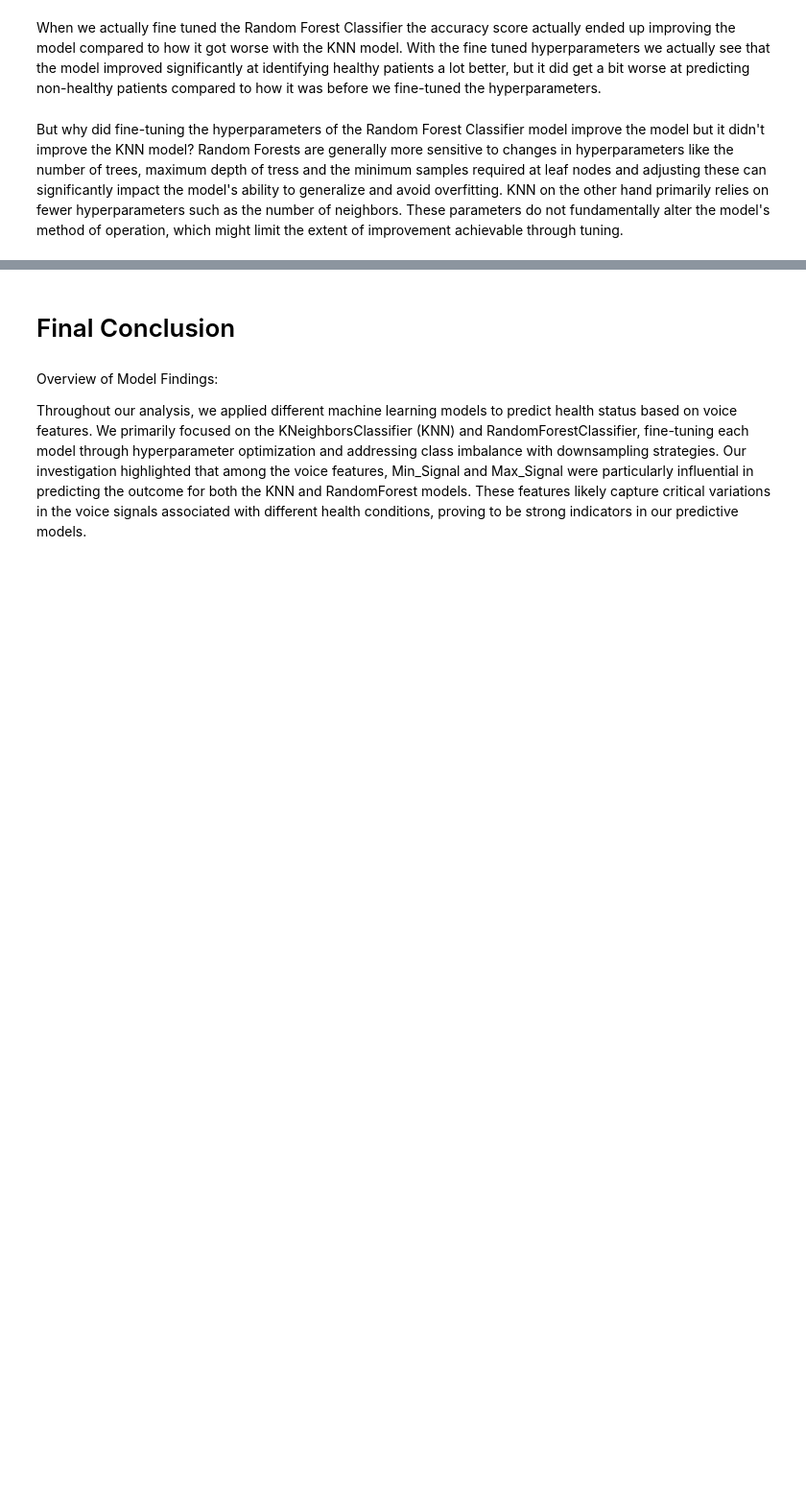
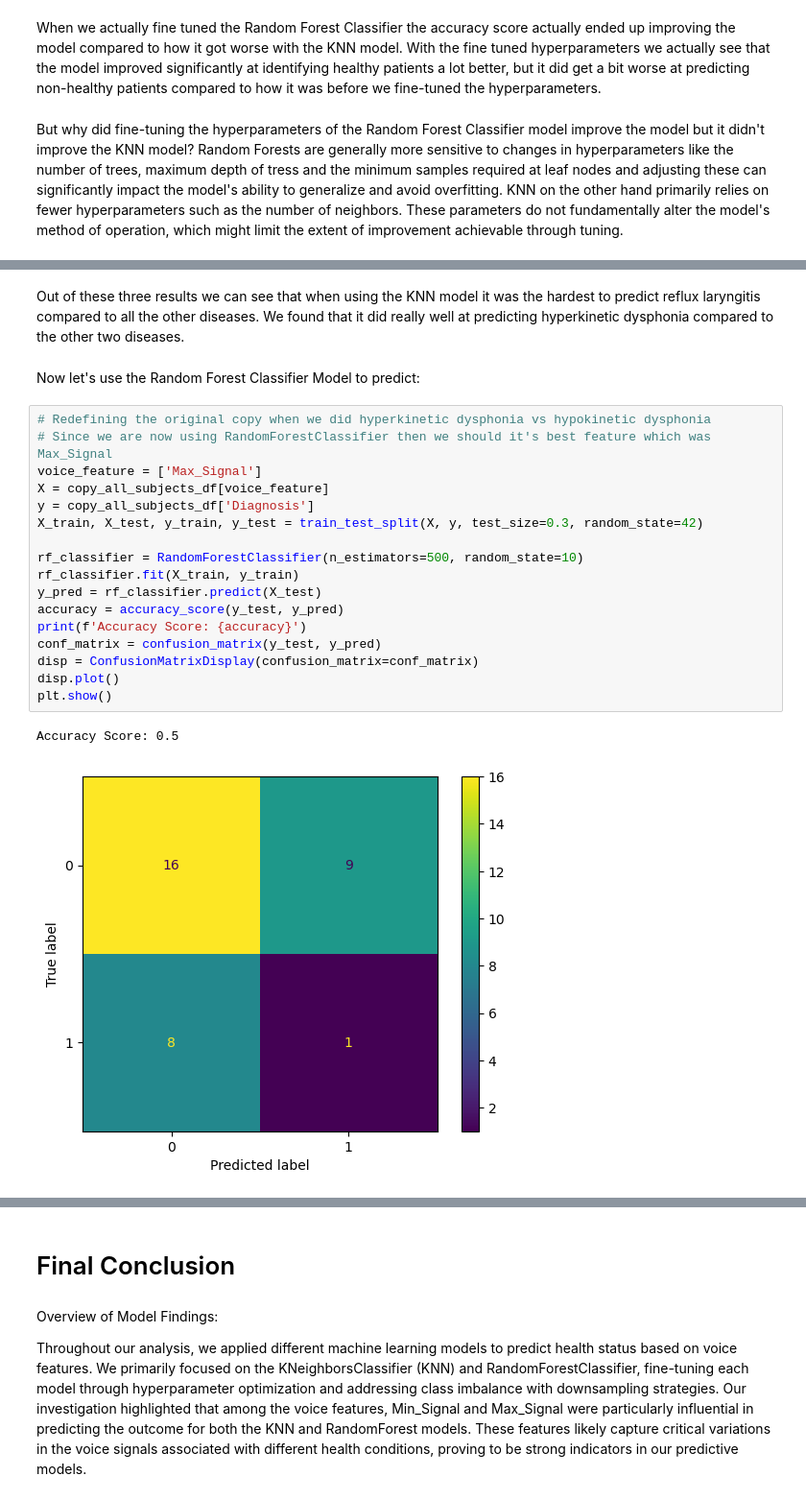
Before and after one commit to justinb91011/Voice_Data_Detects_Disease, a Jupyter notebook: voice-data.ipynb, the cells around one changed output, grey strips where cells are left out. Shown at 96% size. Saved outputs shown, nothing was run; the diff lists cells and outputs as text; blank space fills up the shorter version.

```diff
--- a/voice-data.ipynb
+++ b/voice-data.ipynb
@@ -694,0 +761,24 @@ But why did fine-tuning the hyperparameters of the Random Forest Classifier mode
+# %% [markdown]
+Out of these three results we can see that when using the KNN model it was the hardest to predict reflux laryngitis compared to all the other diseases. We found that it did really well at predicting hyperkinetic dysphonia compared to the other two diseases.
+# %% [markdown]
+Now let's use the Random Forest Classifier Model to predict:
+# %%
+# Redefining the original copy when we did hyperkinetic dysphonia vs hypokinetic dysphonia
+# Since we are now using RandomForestClassifier then we should it's best feature which was Max_Signal
+voice_feature = ['Max_Signal']
+X = copy_all_subjects_df[voice_feature]
+y = copy_all_subjects_df['Diagnosis']
+X_train, X_test, y_train, y_test = train_test_split(X, y, test_size=0.3, random_state=42)
+
+rf_classifier = RandomForestClassifier(n_estimators=500, random_state=10)
+rf_classifier.fit(X_train, y_train)
+y_pred = rf_classifier.predict(X_test)
+accuracy = accuracy_score(y_test, y_pred)
+print(f'Accuracy Score: {accuracy}')
+conf_matrix = confusion_matrix(y_test, y_pred)
+disp = ConfusionMatrixDisplay(confusion_matrix=conf_matrix)
+disp.plot()
+plt.show()
+# %% [output]
+Accuracy Score: 0.5
+[figure, added]
```
Also changed, not shown: parts of 14 cells of this notebook.
